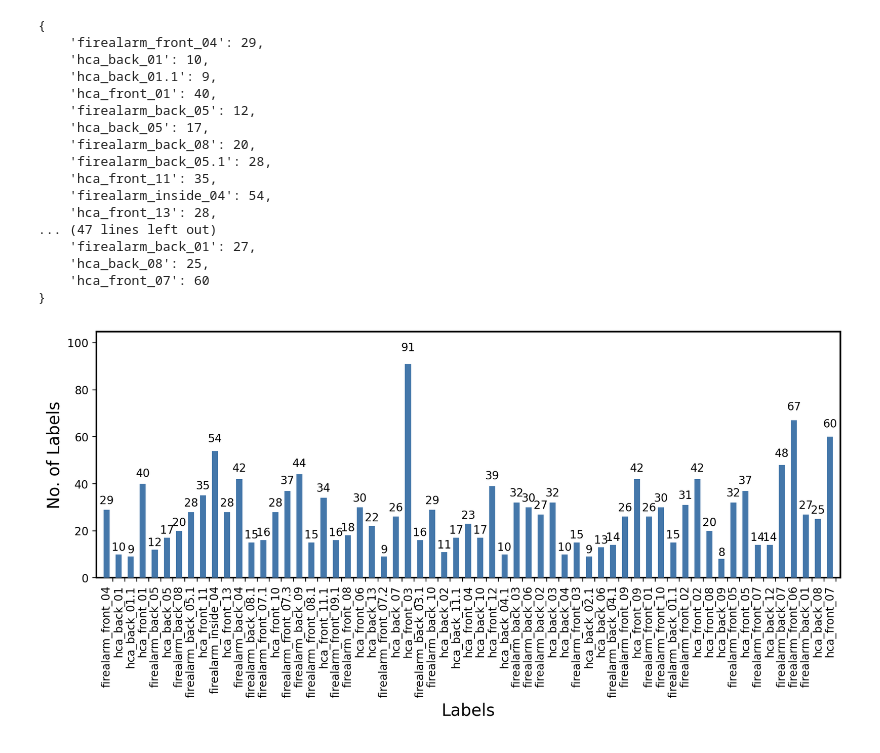
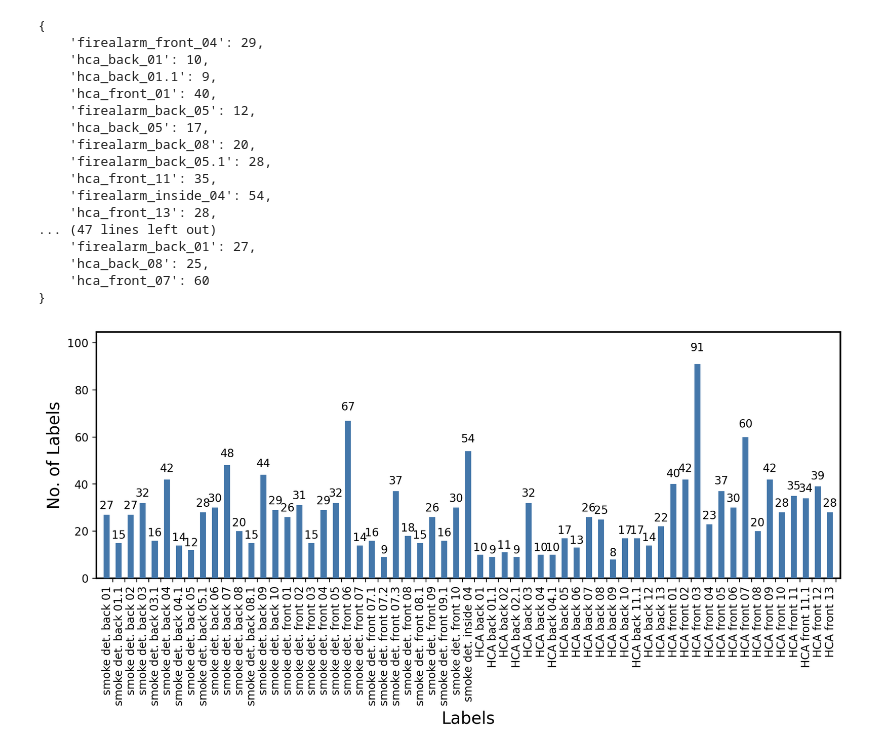
Before and after one commit to ReconCycle/device_reid, a Jupyter notebook: plot_dataset.ipynb, the cells around one changed output. Cells and saved outputs as stored; diff of their text form; code cells hidden in the pictures.

Commit message:
plotting

```diff
--- a/plot_dataset.ipynb
+++ b/plot_dataset.ipynb
@@ -28,6 +28,8 @@ from albumentations.pytorch import ToTensorV2
 from PIL import Image
 from IPython.display import display
 import tol_colors as tc
+
+cset = tc.tol_cset('bright')
 # %% [output]
 The autoreload extension is already loaded. To reload it, use:
   %reload_ext autoreload
@@ -110,12 +112,18 @@ def plot_barchart(cat1_vals, labels):
     # autolabel(rects2)
 
     plt.show()
-# %%
-cat1_vals = list(imgs_stats.values())
-labels = list(imgs_stats.keys())
-
-plot_barchart(cat1_vals, labels)
-
-# todo: we could sort by device, or something like that
-# %% [output]
-[figure, removed]
+# %%
+import collections
+
+imgs_stats = collections.OrderedDict(sorted(imgs_stats.items()))
+
+cat1_vals = list(imgs_stats.values())
+labels = list(imgs_stats.keys())
+
+new_labels = [
+    l.replace('firealarm', 'smoke det.').replace('hca', 'HCA').replace('_', ' ')
+    for l in labels]
+
+plot_barchart(cat1_vals, new_labels)
+# %% [output]
+[figure, added]
```
Also changed, not shown: parts of 5 cells of this notebook, 9 other files.
